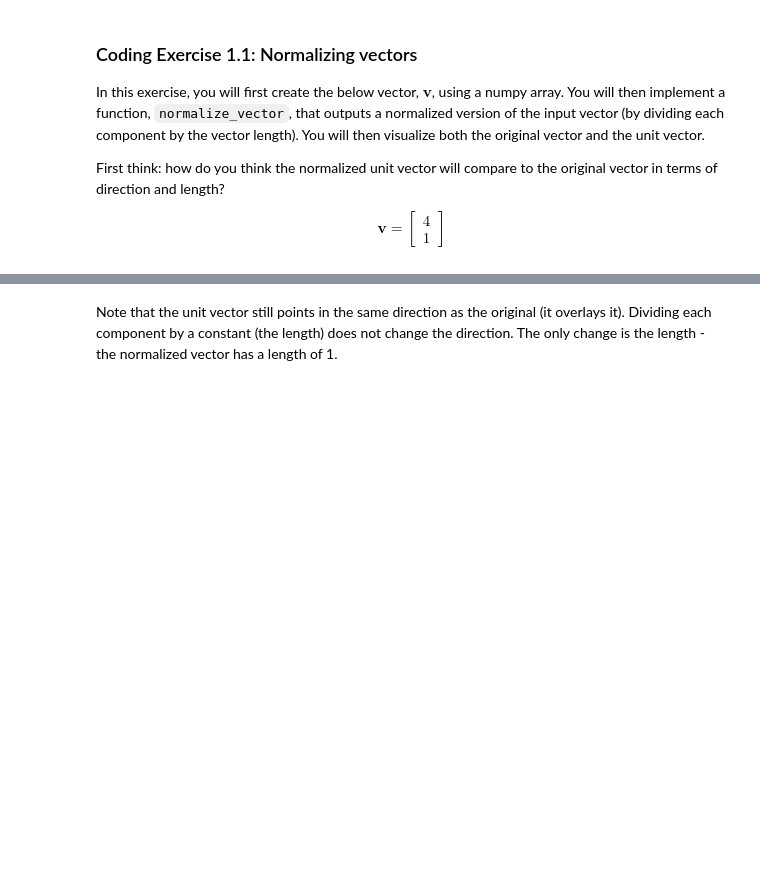
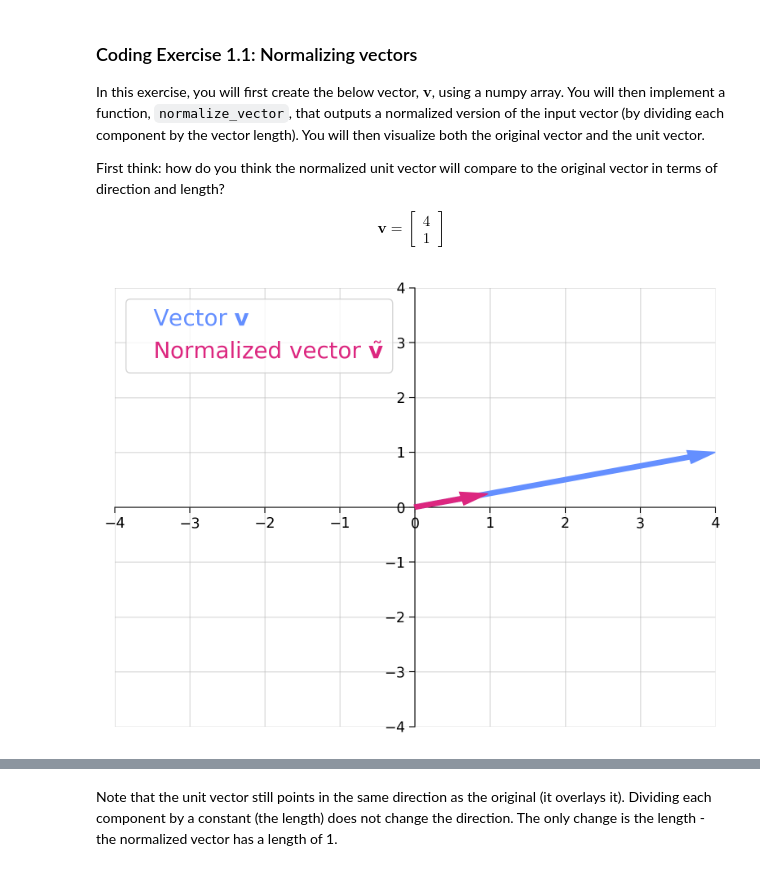
Before and after one commit to arabs-in-neuro/intro_to_comp_neuro, a Jupyter notebook: linear_algebra/W2D1_Tutorial1.ipynb, the cells around one changed output, grey strips where cells are left out. Cells and saved outputs as stored; diff of their text form; code cells hidden in the pictures; blank space fills up the shorter version.

Commit message:
Fixed minor errors, added new logo

```diff
--- a/linear_algebra/W2D1_Tutorial1.ipynb
+++ b/linear_algebra/W2D1_Tutorial1.ipynb
@@ -46,6 +46,11 @@ from ipywidgets import fixed
 plt.style.use("https://raw.githubusercontent.com/NeuromatchAcademy/course-content/master/nma.mplstyle")
 # %%
 # @title Plotting functions
+# @title Plotting functions
+from matplotlib.patches import FancyArrowPatch
+from mpl_toolkits.mplot3d import proj3d
+
+
 def visualize_vectors(v, v_unit):
   """ Plots a 2D vector and the corresponding unit vector
 
@@ -65,29 +70,39 @@ def visualize_vectors(v, v_unit):
   ax.grid(True, alpha=.4, linewidth=1, zorder=0)
 
   # Plot vectors
-  v_arr = ax.arrow(0, 0, v[0], v[1], width=0.08, color='#648FFF', length_includes_head = True, zorder = 2);
-  v_unit_arr = ax.arrow(0, 0, v_unit[0], v_unit[1], width=0.08, color='#DC267F', length_includes_head = True, zorder = 3);
+  v_arr = ax.arrow(0, 0, v[0], v[1], width=0.08, color='#648FFF',
+                   length_includes_head=True, zorder=2);
+  v_unit_arr = ax.arrow(0, 0, v_unit[0], v_unit[1], width=0.08,
+                        color='#DC267F',
+                        length_includes_head=True, zorder=3);
   ax.set(xlim = [-4, 4], ylim = [-4, 4]);
 
   # Add legend
-  leg = ax.legend([v_arr, v_unit_arr], [r"Vector $\mathbf{v}$", r"Normalized vector $\tilde{\mathbf{v}}$"], handlelength = 0, fontsize = 20, loc = 'upper left')
-  for handle, label in zip(leg.legendHandles, leg.texts):
+  leg = ax.legend([v_arr, v_unit_arr],
+                  [r"Vector $\mathbf{v}$",
+                   r"Normalized vector $\tilde{\mathbf{v}}$"],
+                  handlelength=0, fontsize=20, loc='upper left')
+  for handle, label in zip(leg.legend_handles, leg.texts):
     label.set_color(handle.get_facecolor())
     handle.set_visible(False)
 
-from matplotlib.patches import FancyArrowPatch
-from mpl_toolkits.mplot3d import proj3d
 
 class Arrow3D(FancyArrowPatch):
     def __init__(self, xs, ys, zs, *args, **kwargs):
-        FancyArrowPatch.__init__(self, (0,0), (0,0), *args, **kwargs)
+        FancyArrowPatch.__init__(self, (0, 0), (0, 0), *args, **kwargs)
         self._verts3d = xs, ys, zs
 
     def draw(self, renderer):
         xs3d, ys3d, zs3d = self._verts3d
-        xs, ys, zs = proj3d.proj_transform(xs3d, ys3d, zs3d, renderer.M)
-        self.set_positions((xs[0],ys[0]),(xs[1],ys[1]))
+        xs, ys, zs = proj3d.proj_transform(xs3d, ys3d, zs3d, self.axes.M)
+        self.set_positions((xs[0], ys[0]), (xs[1], ys[1]))
         FancyArrowPatch.draw(self, renderer)
+
+    def do_3d_projection(self, renderer=None):
+        xs3d, ys3d, zs3d = self._verts3d
+        xs, ys, zs = proj3d.proj_transform(xs3d, ys3d, zs3d, self.axes.M)
+        self.set_positions((xs[0], ys[0]), (xs[1], ys[1]))
+        return zs[-1]  # Return the z-value for sorting
 # %% [markdown]
 ---
 
@@ -136,37 +151,42 @@ First think: how do you think the normalized unit vector will compare to the ori
 # %%
 def normalize_vector(input_vector):
   """ Normalizes a vector to length 1
 
   Inputs:
     input_vector (ndarray): array of shape (n_dim, ) where n_dim is the
         dimensionality of the vector
 
   Outputs:
     (ndarray): normalized vector of length 1
   """
 
   #################################################################################
   ## TODO for students: complete normalize_vector function ##
   # Fill out function and remove
-  raise NotImplementedError("Student exercise: complete normalize_vector function")
+  # raise NotImplementedError("Student exercise: complete normalize_vector function")
   #################################################################################
 
   # Compute vector length (use np.linalg.norm)
-  vector_length = ...
+  # vector_length = ...
+  vector_length=  np.linalg.norm(input_vector)
 
   # Create normalized vector
-  normalized_vector = ...
+  # normalized_vector = ...
+  normalized_vector = input_vector / vector_length
 
   return normalized_vector
 
 # Create vector v from above (use np.array)
-v = ...
+# v = ...
+v = np.array([4, 1])
 
 # Call the function
 v_unit = normalize_vector(v)
 
 # Visualize the vectors
 visualize_vectors(v, v_unit)
+# %% [output]
+[figure, added]
 # %% [markdown]
 [*Click for solution*](https://github.com/NeuromatchAcademy/precourse/tree/main//tutorials/W0D3_LinearAlgebra/solutions/W0D3_Tutorial1_Solution_121dde78.py)
 
```
Also changed, not shown: parts of 6 cells of this notebook.
